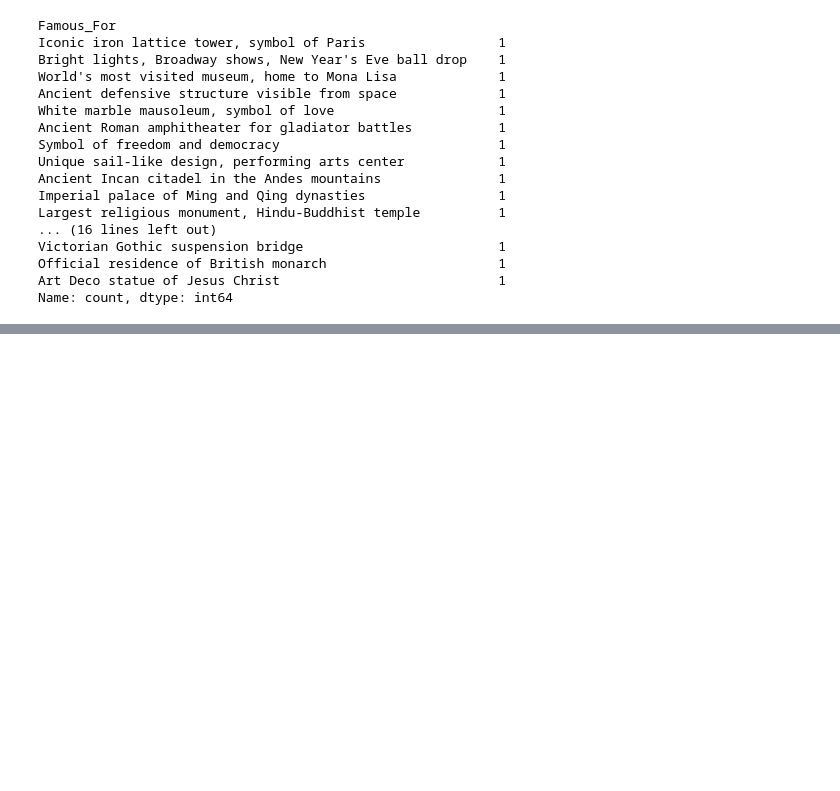
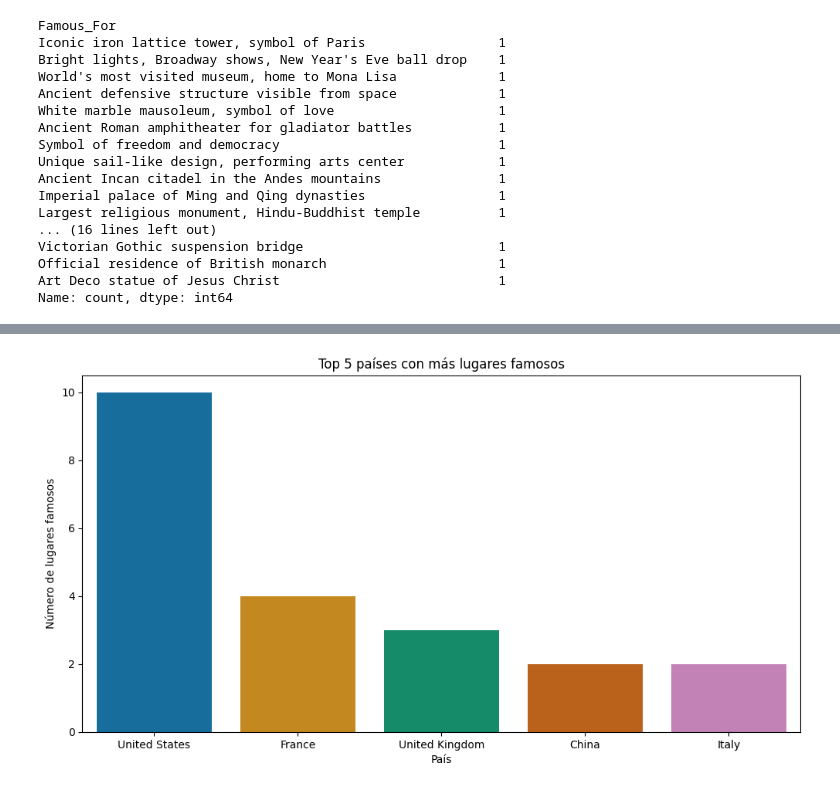
Before and after one commit to FaberGrisales/data-analysing, a Jupyter notebook: notebooks/World_Famous_Place_EDA.ipynb, the cells around one changed output, grey strips where cells are left out. Cells and saved outputs as stored; diff of their text form; code cells hidden in the pictures; blank space fills up the shorter version.

```diff
--- a/notebooks/World_Famous_Place_EDA.ipynb
+++ b/notebooks/World_Famous_Place_EDA.ipynb
@@ -247,0 +295,12 @@ Name: count, dtype: int64
+# %%
+top_5_countries = df_copy['Country'].value_counts().head(5).reset_index()
+top_5_countries.columns = ['Country', 'Count']
+
+plt.figure(figsize=(12,6))
+snb.barplot(data=top_5_countries, x='Country', y='Count', hue='Country', palette='colorblind')
+plt.title('Top 5 países con más lugares famosos')
+plt.xlabel('País')
+plt.ylabel('Número de lugares famosos')
+plt.show()
+# %% [output]
+[figure, added]
```
Also changed, not shown: parts of 18 cells of this notebook.
